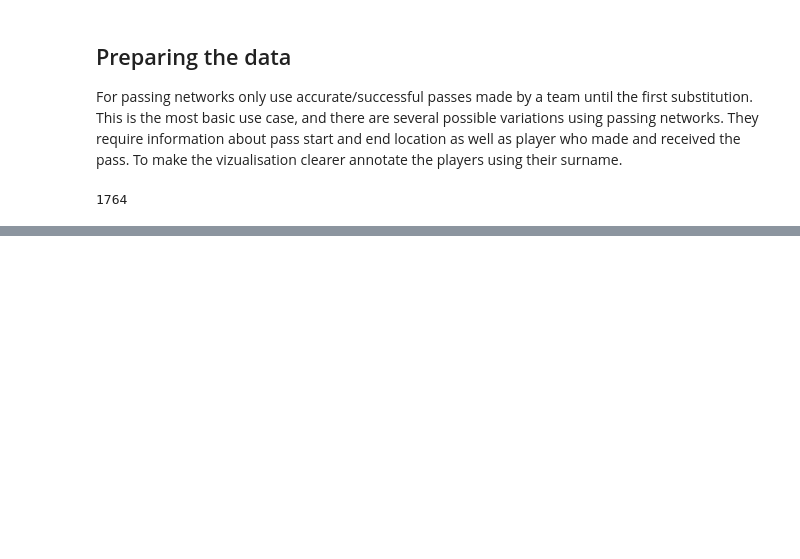
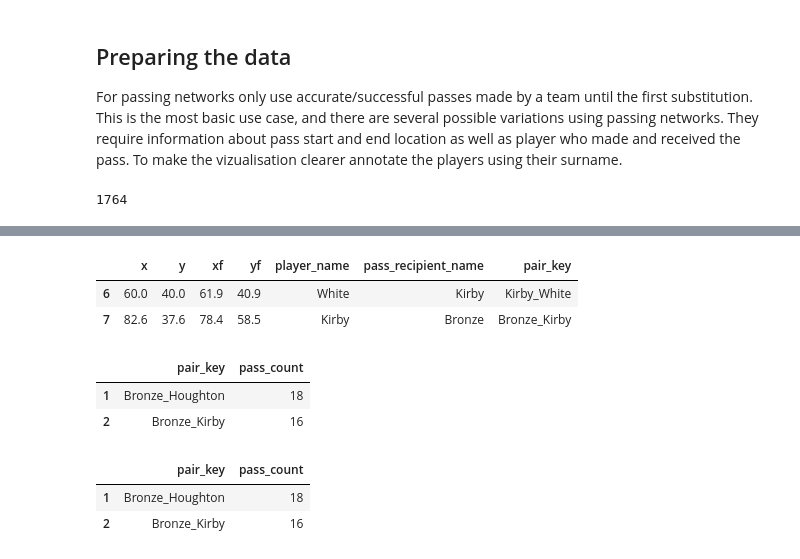
Before and after one commit to khoffLSU/footy_analytics, a Jupyter notebook: Visualizing Football - passing network.ipynb, the cells around one changed output, grey strips where cells are left out. Saved outputs shown, nothing was run; the diff lists cells and outputs as text; code cells hidden in the pictures; blank space fills up the shorter version.

```diff
--- a/Visualizing Football - passing network.ipynb
+++ b/Visualizing Football - passing network.ipynb
@@ -77,0 +69,16 @@ sub
+# %%
+#make df with successfull passes by England until the first substitution
+
+passnet = (df
+ .query('type=="Pass" and team.str.startswith("Eng") and pass_outcome.isnull() and pass_type != "Throw-in"')
+#  .loc[lambda df: df.index<sub]
+ .query('~player.isin(@subs) and ~pass_recipient.isin(@subs)')
+ .assign(x = lambda df: df.location.apply(pd.Series)[0],
+         y = lambda df: df.location.apply(pd.Series)[1],
+         xf = lambda df: df.pass_end_location.apply(pd.Series)[0],
+         yf = lambda df: df.pass_end_location.apply(pd.Series)[1])
+ .loc[:,['x', 'y', 'xf', 'yf', 'player', 'pass_recipient']]
+ .assign(player_name = lambda df: df.player.str.split().str[1],
+         pass_recipient_name = lambda df: df.pass_recipient.str.split().str[1])
+ .drop(['player', 'pass_recipient'], axis=1)
+)
@@ -77,0 +157,19 @@ sub
+# %%
+#counting passes between players
+passnet["pair_key"] = passnet.apply(lambda df: "_".join(sorted([df["player_name"], df["pass_recipient_name"]])), axis=1)
+lines_df = passnet.groupby(["pair_key"]).x.count().reset_index()
+lines_df.rename({'x':'pass_count'}, axis='columns', inplace=True)
+#setting a treshold. You can try to investigate how it changes when you change it.
+lines_df = lines_df[lines_df['pass_count']>2]
+# %%
+passnet.head(2)
+# %% [output]
+|  | x | y | xf | yf | player_name | pass_recipient_name | pair_key |
+| 6 | 60.0 | 40.0 | 61.9 | 40.9 | White | Kirby | Kirby_White |
+| 7 | 82.6 | 37.6 | 78.4 | 58.5 | Kirby | Bronze | Bronze_Kirby |
+# %%
+lines_df.head(2)
+# %% [output]
+|  | pair_key | pass_count |
+| 1 | Bronze_Houghton | 18 |
+| 2 | Bronze_Kirby | 16 |
@@ -77,0 +185,6 @@ sub
+# %%
+lines2_df.head(2)
+# %% [output]
+|  | pair_key | pass_count |
+| 1 | Bronze_Houghton | 18 |
+| 2 | Bronze_Kirby | 16 |
```
Also changed, not shown: parts of 16 cells of this notebook.
